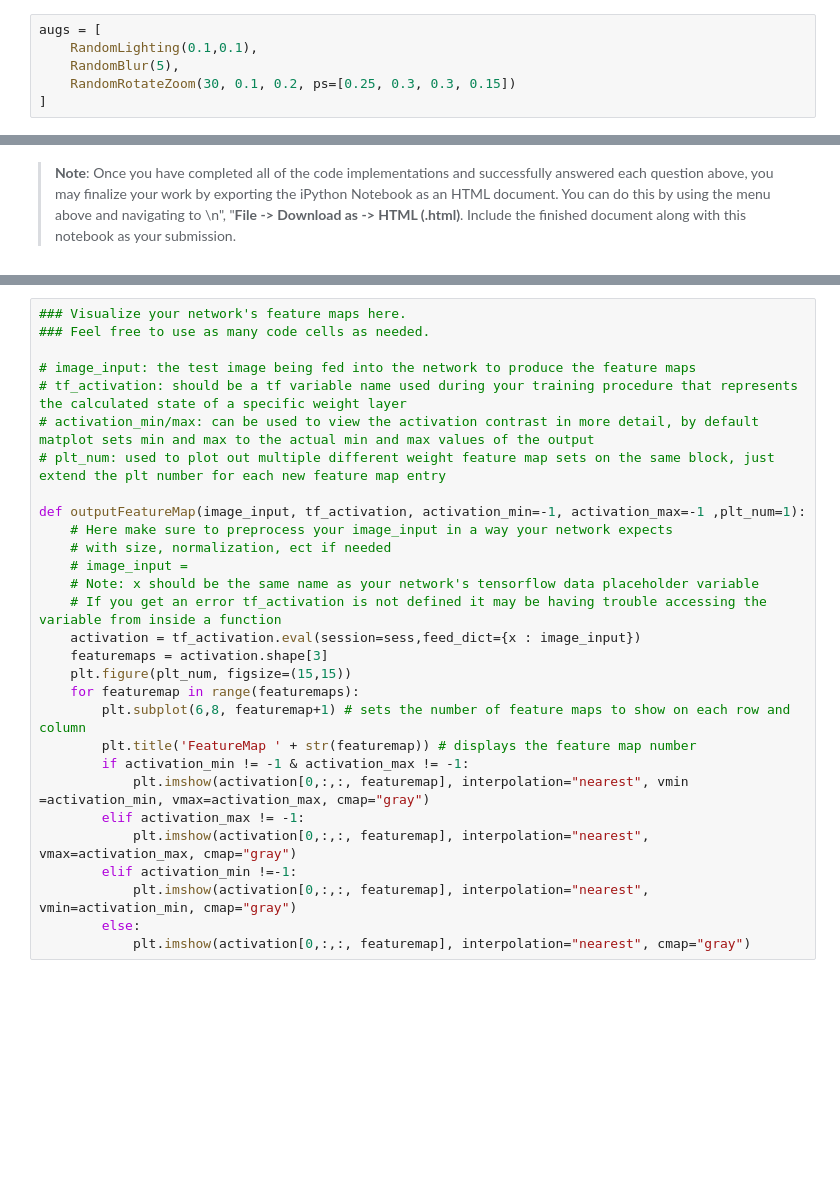
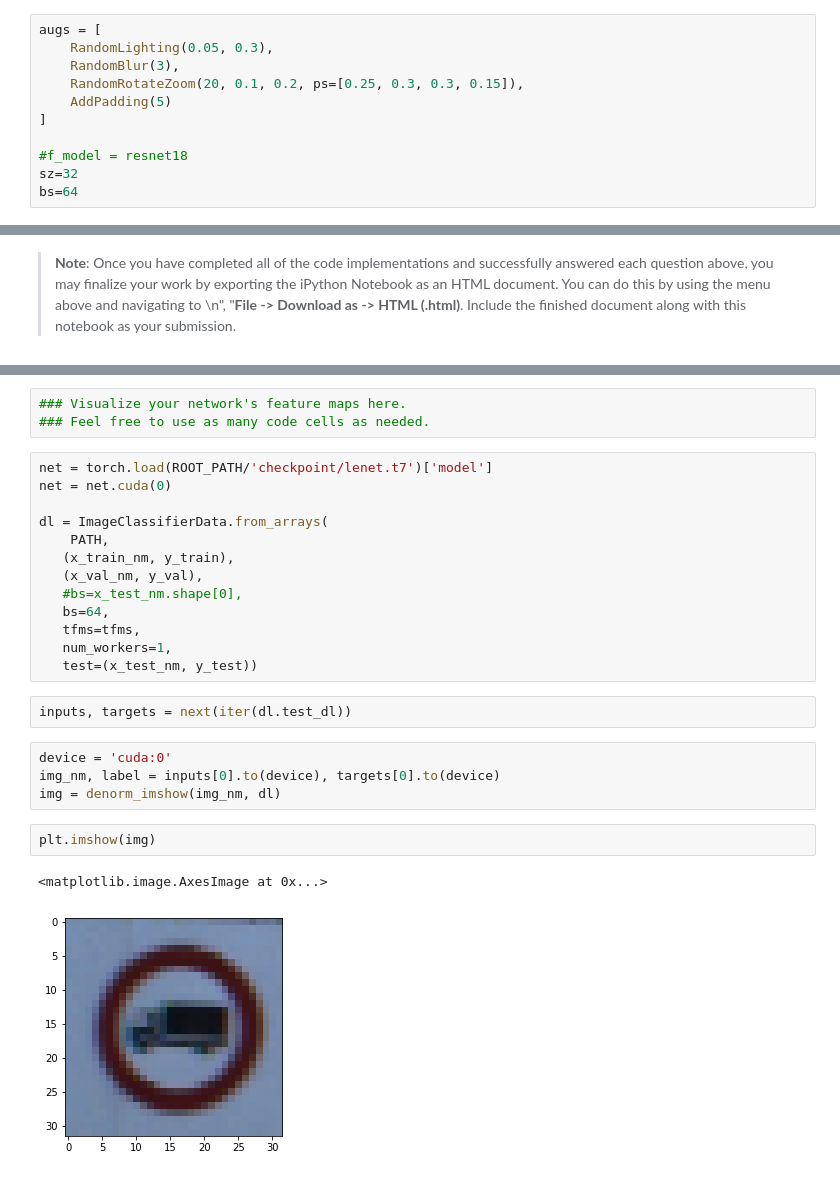
Before and after one commit to Jetafull/CarND-Traffic-Sign-Classifier-Project, a Jupyter notebook: Traffic_Sign_Classifier.ipynb, the cells around one changed output, grey strips where cells are left out. Drawn from its saved outputs; the diff is of its cells as text; blank space fills up the shorter version.

```diff
--- a/Traffic_Sign_Classifier.ipynb
+++ b/Traffic_Sign_Classifier.ipynb
@@ -258,7 +288,12 @@ x_test_nm = norm_img(x_test)
 shape of x_train is (34799, 32, 32, 3)
 # %%
 augs = [
-    RandomLighting(0.1,0.1),
-    RandomBlur(5),
-    RandomRotateZoom(30, 0.1, 0.2, ps=[0.25, 0.3, 0.3, 0.15])
+    RandomLighting(0.05, 0.3),
+    RandomBlur(3),
+    RandomRotateZoom(20, 0.1, 0.2, ps=[0.25, 0.3, 0.3, 0.15]),
+    AddPadding(5)
 ]
+
+#f_model = resnet18
+sz=32
+bs=64
@@ -560,32 +762,30 @@ For an example of what feature map outputs look like, check out NVIDIA's results
  </figcaption>
 </figure>
  <p></p>
-# %%
-### Visualize your network's feature maps here.
-### Feel free to use as many code cells as needed.
-
-# image_input: the test image being fed into the network to produce the feature maps
-# tf_activation: should be a tf variable name used during your training procedure that represents the calculated state of a specific weight layer
-# activation_min/max: can be used to view the activation contrast in more detail, by default matplot sets min and max to the actual min and max values of the output
-# plt_num: used to plot out multiple different weight feature map sets on the same block, just extend the plt number for each new feature map entry
-
-def outputFeatureMap(image_input, tf_activation, activation_min=-1, activation_max=-1 ,plt_num=1):
-    # Here make sure to preprocess your image_input in a way your network expects
-    # with size, normalization, ect if needed
-    # image_input =
-    # Note: x should be the same name as your network's tensorflow data placeholder variable
-    # If you get an error tf_activation is not defined it may be having trouble accessing the variable from inside a function
-    activation = tf_activation.eval(session=sess,feed_dict={x : image_input})
-    featuremaps = activation.shape[3]
-    plt.figure(plt_num, figsize=(15,15))
-    for featuremap in range(featuremaps):
-        plt.subplot(6,8, featuremap+1) # sets the number of feature maps to show on each row and column
-        plt.title('FeatureMap ' + str(featuremap)) # displays the feature map number
-        if activation_min != -1 & activation_max != -1:
-            plt.imshow(activation[0,:,:, featuremap], interpolation="nearest", vmin =activation_min, vmax=activation_max, cmap="gray")
-        elif activation_max != -1:
-            plt.imshow(activation[0,:,:, featuremap], interpolation="nearest", vmax=activation_max, cmap="gray")
-        elif activation_min !=-1:
-            plt.imshow(activation[0,:,:, featuremap], interpolation="nearest", vmin=activation_min, cmap="gray")
-        else:
-            plt.imshow(activation[0,:,:, featuremap], interpolation="nearest", cmap="gray")
+# %%
+### Visualize your network's feature maps here.
+### Feel free to use as many code cells as needed.
+# %%
+net = torch.load(ROOT_PATH/'checkpoint/lenet.t7')['model']
+net = net.cuda(0)
+
+dl = ImageClassifierData.from_arrays(
+    PATH,
+   (x_train_nm, y_train),
+   (x_val_nm, y_val),
+   #bs=x_test_nm.shape[0],
+   bs=64,
+   tfms=tfms,
+   num_workers=1,
+   test=(x_test_nm, y_test))
+# %%
+inputs, targets = next(iter(dl.test_dl))
+# %%
+device = 'cuda:0'
+img_nm, label = inputs[0].to(device), targets[0].to(device)
+img = denorm_imshow(img_nm, dl)
+# %%
+plt.imshow(img)
+# %% [output]
+<matplotlib.image.AxesImage at 0x...>
+[figure, added]
```
Also changed, not shown: parts of 44 cells of this notebook, 9 other files.
